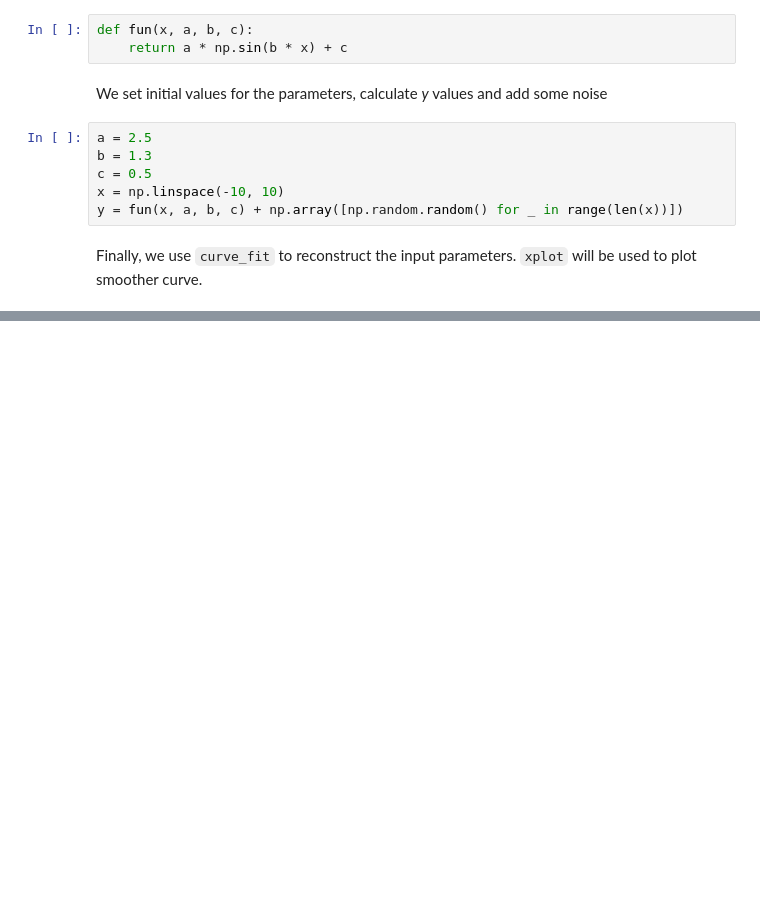
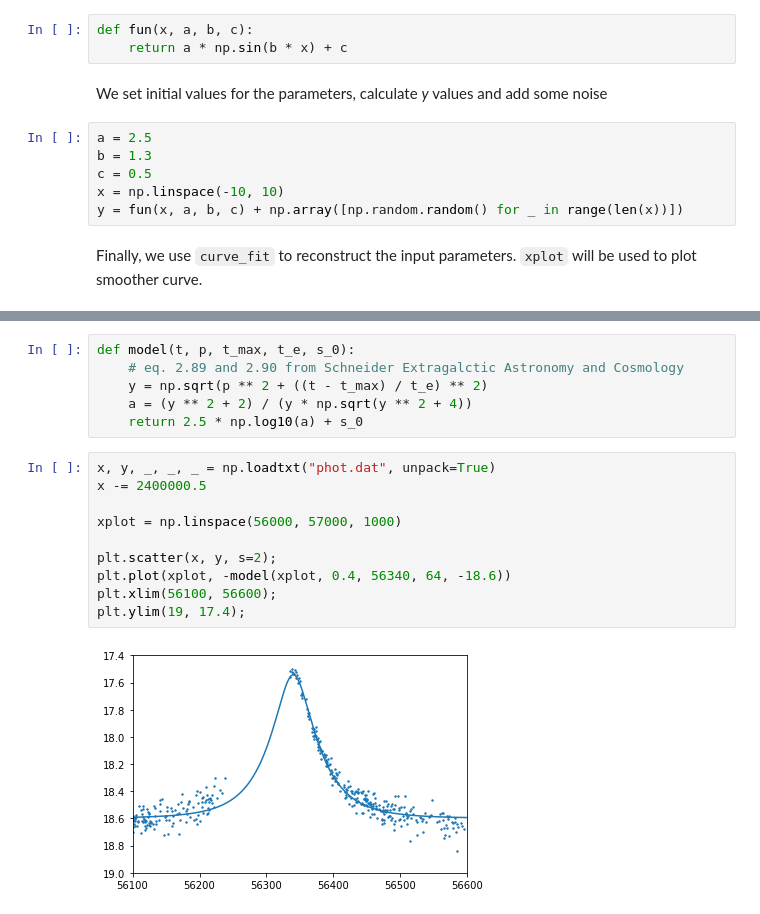
Before and after one commit to krzysztof-krzeszowski/python-notebooks, a Jupyter notebook: scipy.ipynb, the cells around one changed output, grey strips where cells are left out. Cells and saved outputs as stored; diff of their text form; blank space fills up the shorter version.

```diff
--- a/scipy.ipynb
+++ b/scipy.ipynb
@@ -36,0 +41,18 @@ print(pars)
+# %%
+def model(t, p, t_max, t_e, s_0):
+    # eq. 2.89 and 2.90 from Schneider Extragalctic Astronomy and Cosmology
+    y = np.sqrt(p ** 2 + ((t - t_max) / t_e) ** 2)
+    a = (y ** 2 + 2) / (y * np.sqrt(y ** 2 + 4))
+    return 2.5 * np.log10(a) + s_0
+# %%
+x, y, _, _, _ = np.loadtxt("phot.dat", unpack=True)
+x -= 2400000.5
+
+xplot = np.linspace(56000, 57000, 1000)
+
+plt.scatter(x, y, s=2);
+plt.plot(xplot, -model(xplot, 0.4, 56340, 64, -18.6))
+plt.xlim(56100, 56600);
+plt.ylim(19, 17.4);
+# %% [output]
+[figure, added]
```
Also changed, not shown: parts of 3 cells of this notebook, 1 other file.
